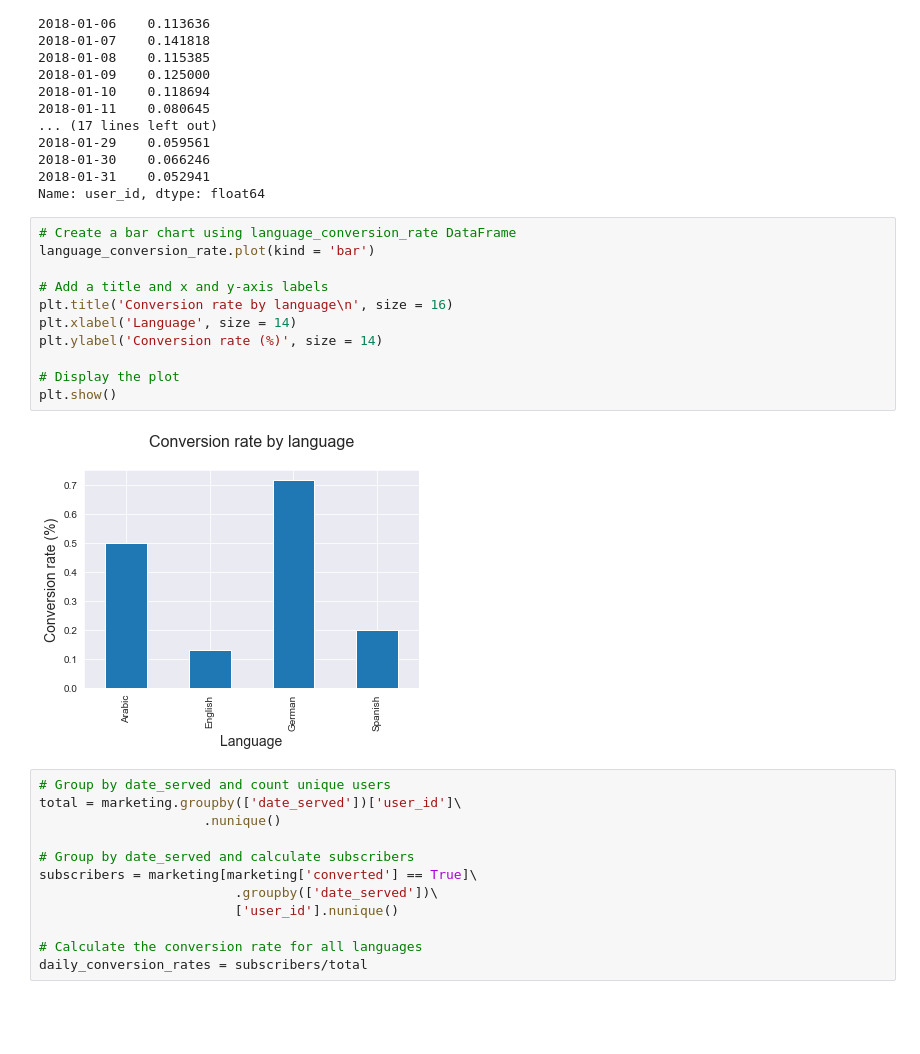
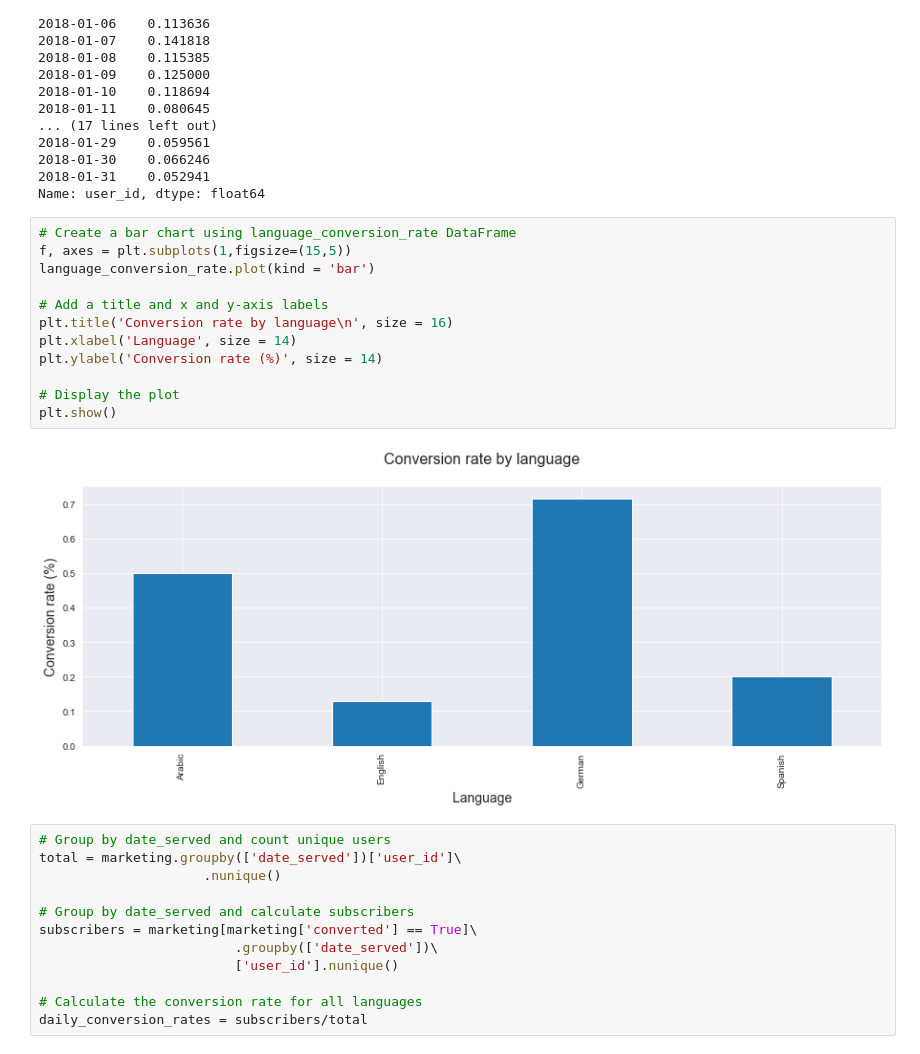
Before and after one commit to Stankevix/Marketing-Analytics-with-Python, a Jupyter notebook: Analyzing Marketing Campaigns with pandas/marketing_analysis.ipynb, the cells around one changed output. Drawn from its saved outputs; the diff is of its cells as text; blank space fills up the shorter version.

```diff
--- a/Analyzing Marketing Campaigns with pandas/marketing_analysis.ipynb
+++ b/Analyzing Marketing Campaigns with pandas/marketing_analysis.ipynb
@@ -226,17 +227,18 @@ date_served
 Name: user_id, dtype: float64
 # %%
 # Create a bar chart using language_conversion_rate DataFrame
+f, axes = plt.subplots(1,figsize=(15,5))
 language_conversion_rate.plot(kind = 'bar')
 
 # Add a title and x and y-axis labels
 plt.title('Conversion rate by language\n', size = 16)
 plt.xlabel('Language', size = 14)
 plt.ylabel('Conversion rate (%)', size = 14)
 
 # Display the plot
 plt.show()
 # %% [output]
-[figure, old version]
+[figure, new version]
 # %%
 # Group by date_served and count unique users
 total = marketing.groupby(['date_served'])['user_id']\
```
Also changed, not shown: parts of 6 cells of this notebook, 8 other files.
